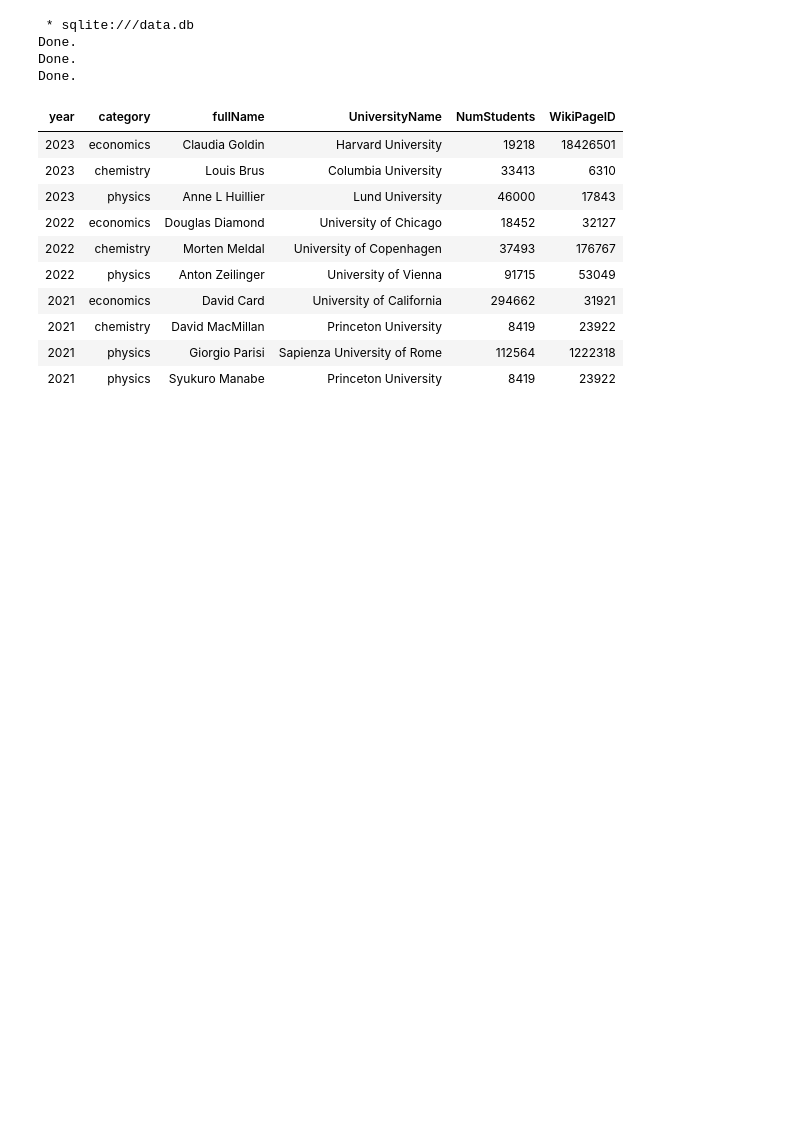
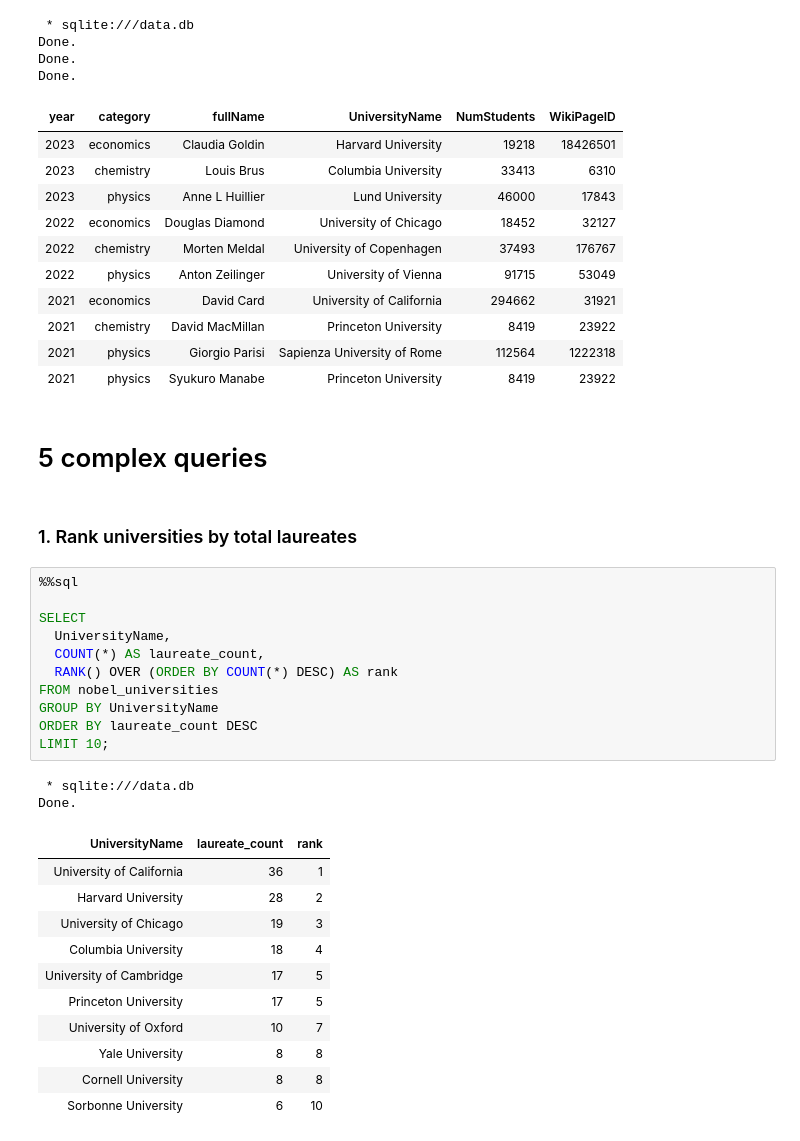
Before and after one commit to Fab2102/dke_project, a Jupyter notebook: project.ipynb, the cells around one changed output. Cells and saved outputs as stored; diff of their text form; blank space fills up the shorter version.

Commit message:
added 5 complex queries

```diff
--- a/project.ipynb
+++ b/project.ipynb
@@ -266,3 +269,32 @@ Done.
 | 2021 | chemistry | David MacMillan | Princeton University | 8419 | 23922 |
 | 2021 | physics | Giorgio Parisi | Sapienza University of Rome | 112564 | 1222318 |
 | 2021 | physics | Syukuro Manabe | Princeton University | 8419 | 23922 |
+# %% [markdown]
+# 5 complex queries
+# %% [markdown]
+### 1. Rank universities by total laureates
+# %%
+%%sql
+
+SELECT
+  UniversityName,
+  COUNT(*) AS laureate_count,
+  RANK() OVER (ORDER BY COUNT(*) DESC) AS rank
+FROM nobel_universities
+GROUP BY UniversityName
+ORDER BY laureate_count DESC
+LIMIT 10;
+# %% [output]
+ * sqlite:///data.db
+Done.
+| UniversityName | laureate_count | rank |
+| University of California | 36 | 1 |
+| Harvard University | 28 | 2 |
+| University of Chicago | 19 | 3 |
+| Columbia University | 18 | 4 |
+| University of Cambridge | 17 | 5 |
+| Princeton University | 17 | 5 |
+| University of Oxford | 10 | 7 |
+| Yale University | 8 | 8 |
+| Cornell University | 8 | 8 |
+| Sorbonne University | 6 | 10 |
```
Also changed, not shown: parts of 9 cells of this notebook, 1 other file.
